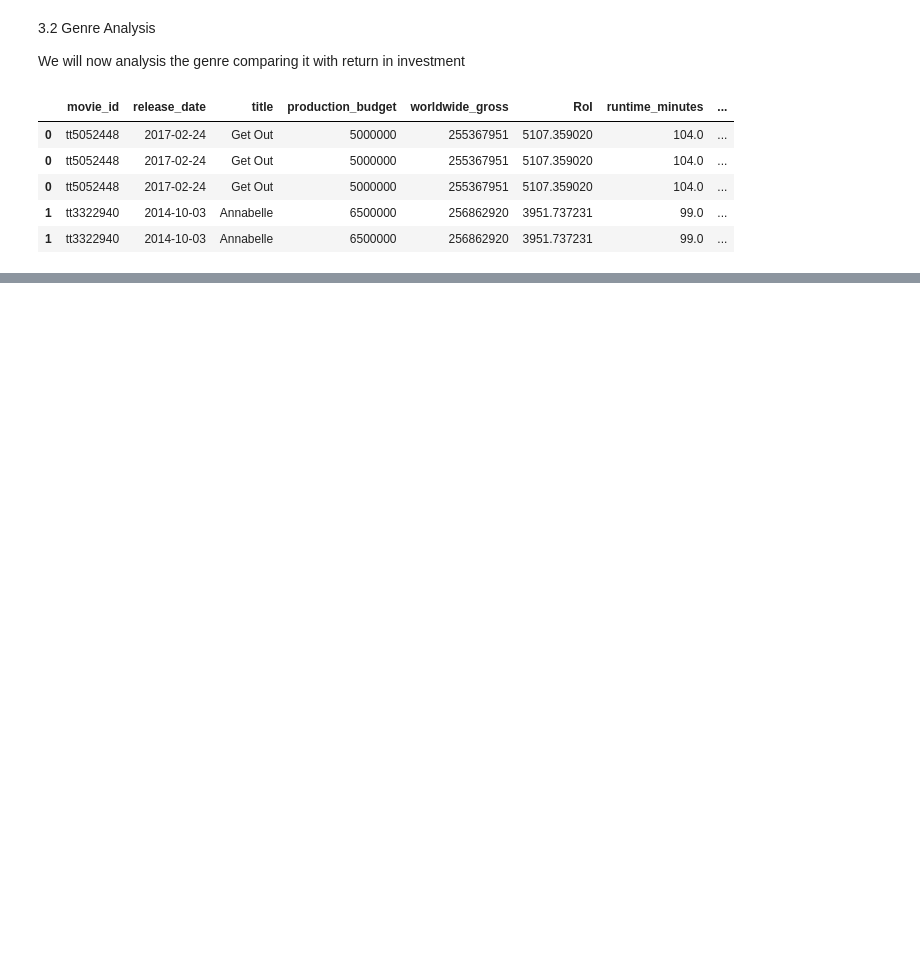
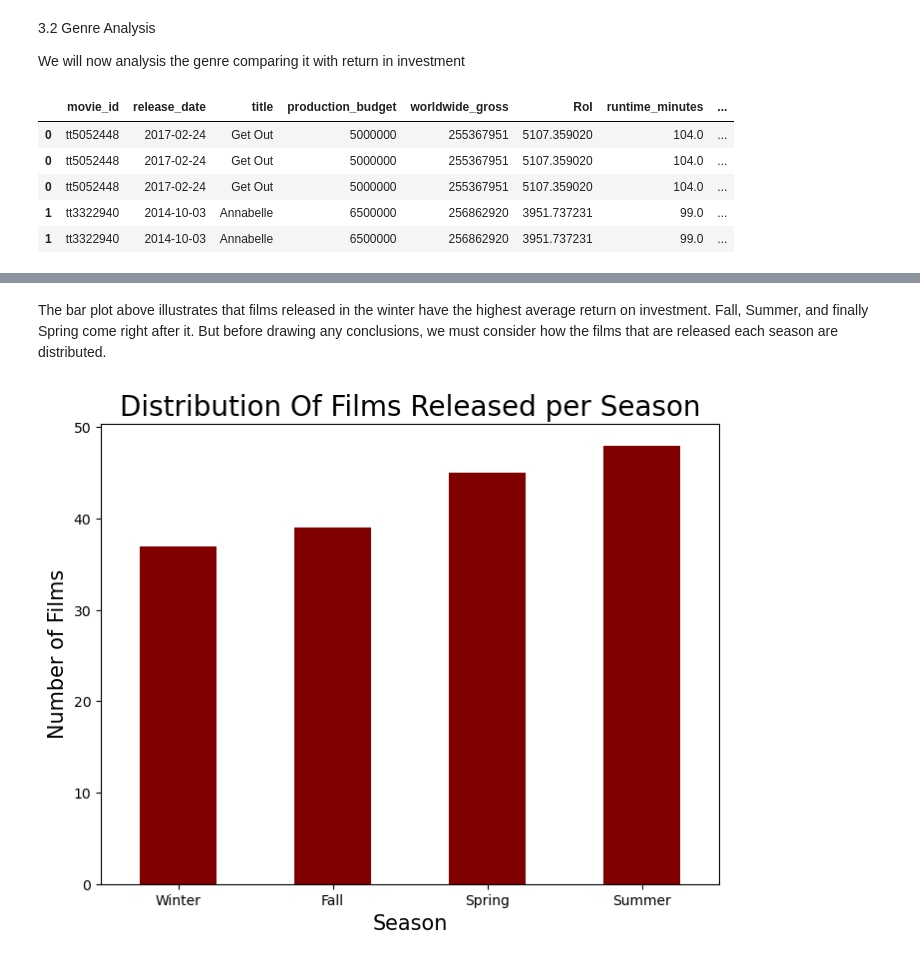
Before and after one commit to Geraldkigotho/dsc-phase-1-project-v2-4, a Jupyter notebook: student.ipynb, the cells around one changed output, grey strips where cells are left out. Saved outputs shown, nothing was run; the diff lists cells and outputs as text; code cells hidden in the pictures; blank space fills up the shorter version.

```diff
--- a/student.ipynb
+++ b/student.ipynb
@@ -823,0 +890,12 @@ genre_data_df.head()
+# %% [markdown]
+The bar plot above illustrates that films released in the winter have the highest average return on investment. Fall, Summer, and finally Spring come right after it. But before drawing any conclusions, we must consider how the films that are released each season are distributed.
+# %%
+fig, ax = plt.subplots(figsize=(8,6))
+
+release_df.groupby('release_season')['title'].count().sort_values().plot(kind='bar', color='maroon')
+ax.set_xlabel('Season', fontsize=15)
+plt.xticks(rotation=0)
+ax.set_ylabel('Number of Films', fontsize=15)
+ax.set_title('Distribution Of Films Released per Season', fontsize=20);
+# %% [output]
+[figure, added]
```
Also changed, not shown: parts of 27 cells of this notebook.
